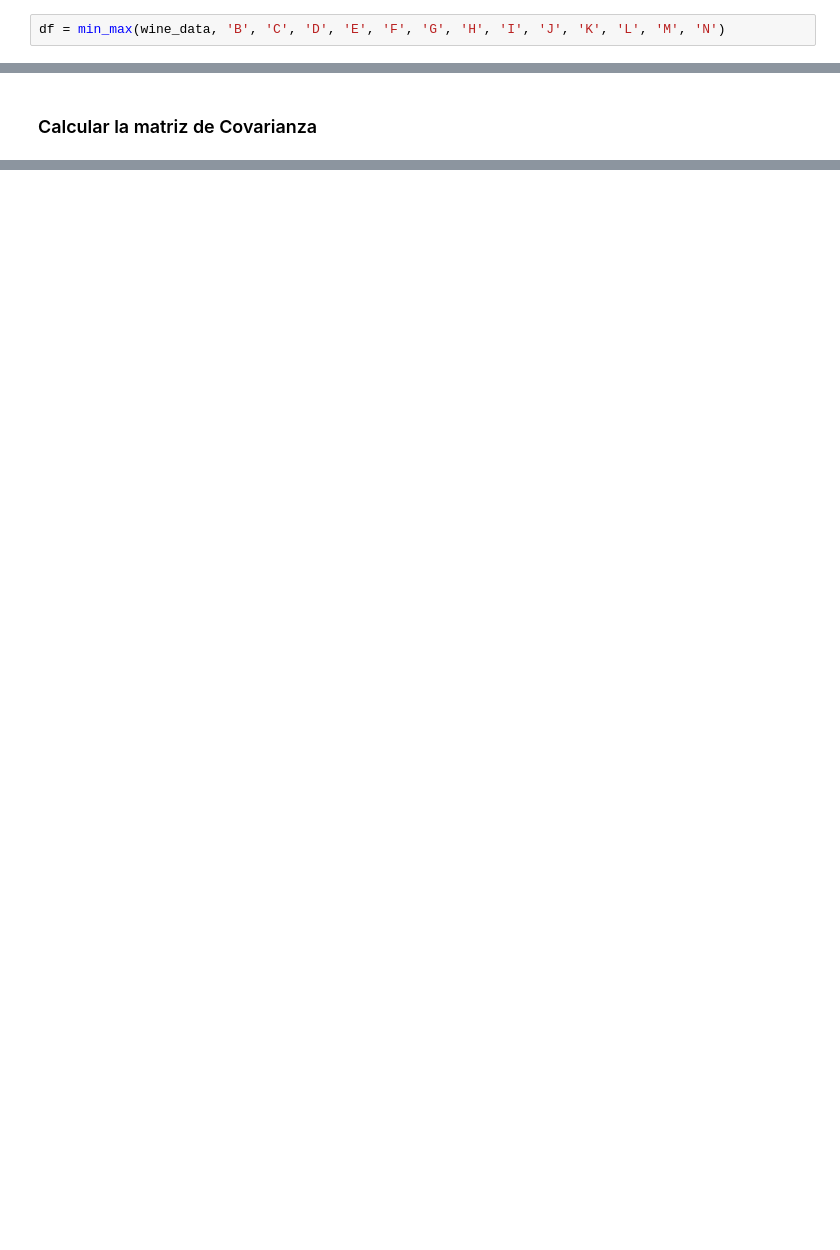
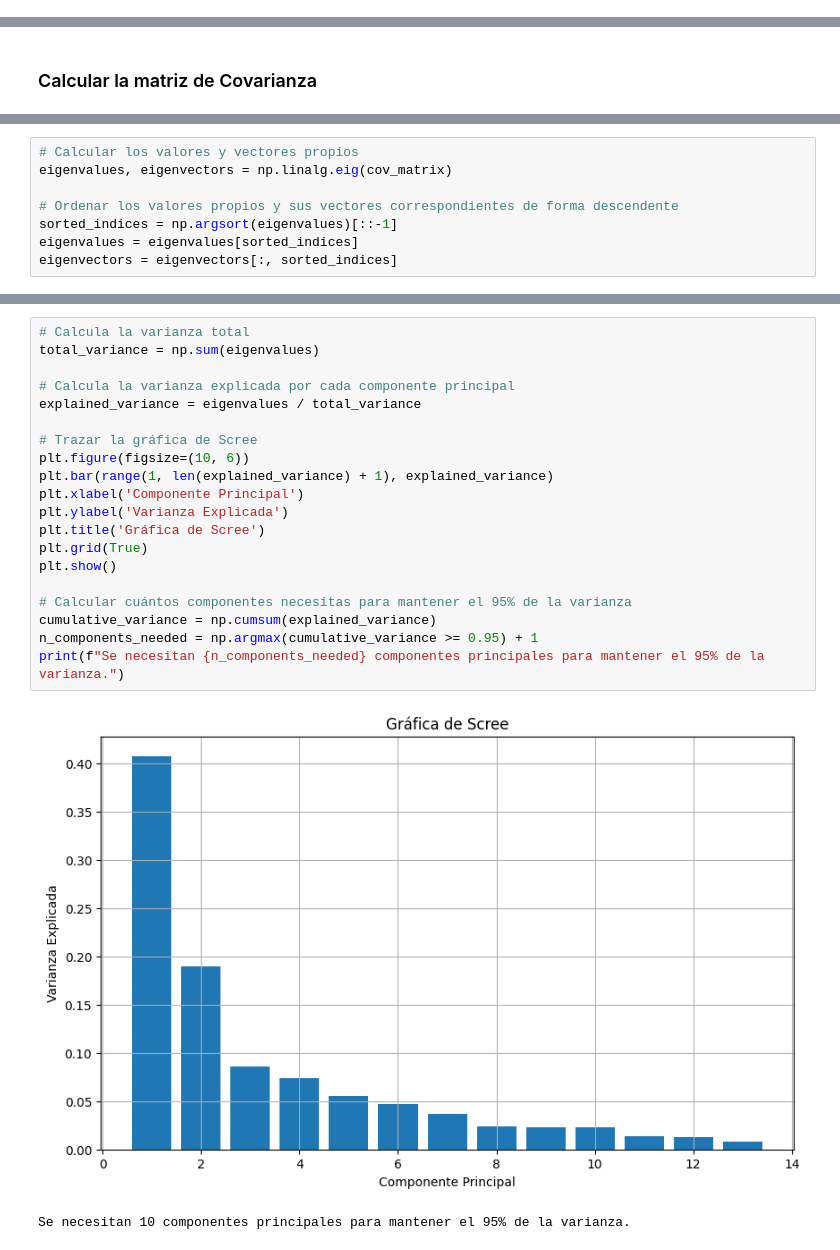
Before and after one commit to CaroPer27/Pr-ctica-2.2-An-lisis-de-Componentes-Principales, a Jupyter notebook: Practica2_2.ipynb, the cells around one changed output, grey strips where cells are left out. Drawn from its saved outputs; the diff is of its cells as text; blank space fills up the shorter version.

```diff
--- a/Practica2_2.ipynb
+++ b/Practica2_2.ipynb
@@ -111,2 +5,0 @@ def min_max(df,B,C, D, E, F, G, H, I, J, K, L, M, N):
-# %%
-df = min_max(wine_data, 'B', 'C', 'D', 'E', 'F', 'G', 'H', 'I', 'J', 'K', 'L', 'M', 'N')
@@ -246,0 +28,8 @@ N -0.016423  0.013400  0.014044  0.009858  0.018270  0.050451
+# %%
+# Calcular los valores y vectores propios
+eigenvalues, eigenvectors = np.linalg.eig(cov_matrix)
+
+# Ordenar los valores propios y sus vectores correspondientes de forma descendente
+sorted_indices = np.argsort(eigenvalues)[::-1]
+eigenvalues = eigenvalues[sorted_indices]
+eigenvectors = eigenvectors[:, sorted_indices]
@@ -246,0 +87,23 @@ N -0.016423  0.013400  0.014044  0.009858  0.018270  0.050451
+# %%
+# Calcula la varianza total
+total_variance = np.sum(eigenvalues)
+
+# Calcula la varianza explicada por cada componente principal
+explained_variance = eigenvalues / total_variance
+
+# Trazar la gráfica de Scree
+plt.figure(figsize=(10, 6))
+plt.bar(range(1, len(explained_variance) + 1), explained_variance)
+plt.xlabel('Componente Principal')
+plt.ylabel('Varianza Explicada')
+plt.title('Gráfica de Scree')
+plt.grid(True)
+plt.show()
+
+# Calcular cuántos componentes necesitas para mantener el 95% de la varianza
+cumulative_variance = np.cumsum(explained_variance)
+n_components_needed = np.argmax(cumulative_variance >= 0.95) + 1
+print(f"Se necesitan {n_components_needed} componentes principales para mantener el 95% de la varianza.")
+# %% [output]
+[figure, added]
+Se necesitan 10 componentes principales para mantener el 95% de la varianza.
```
Also changed, not shown: parts of 18 cells of this notebook.
